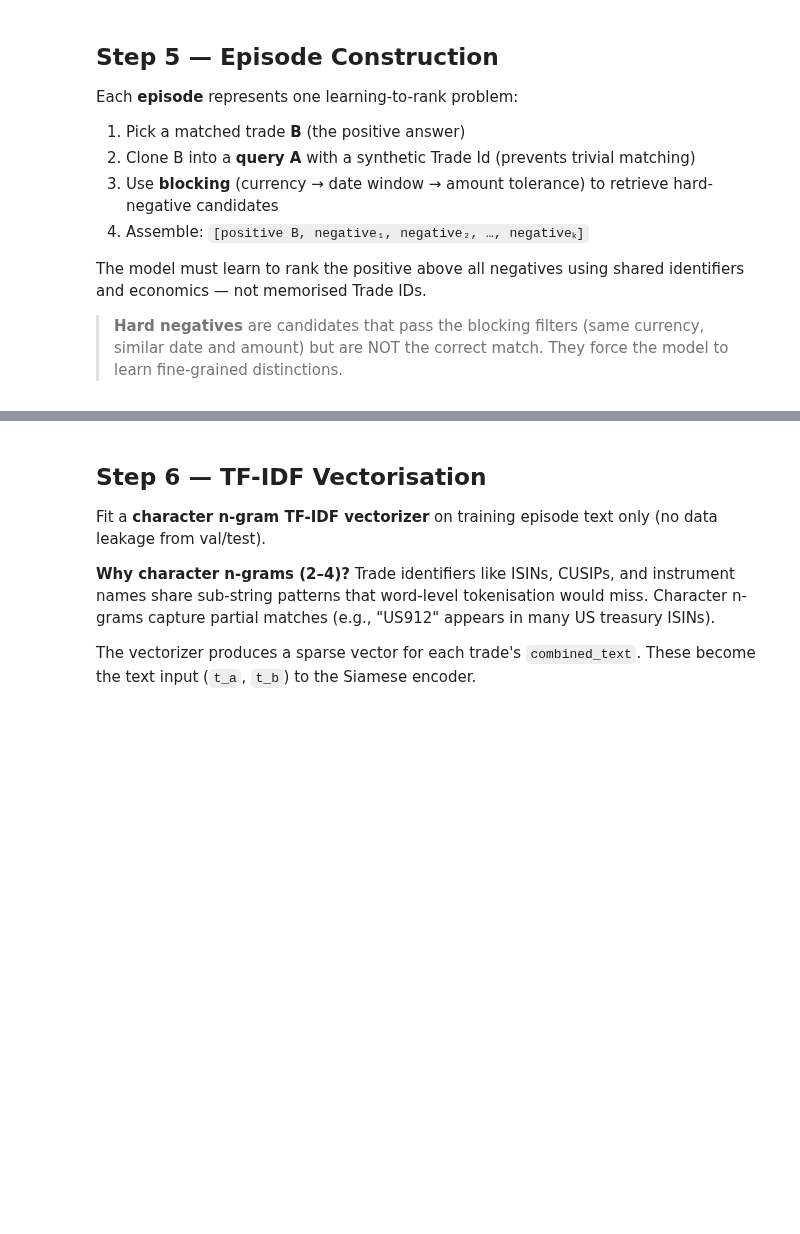
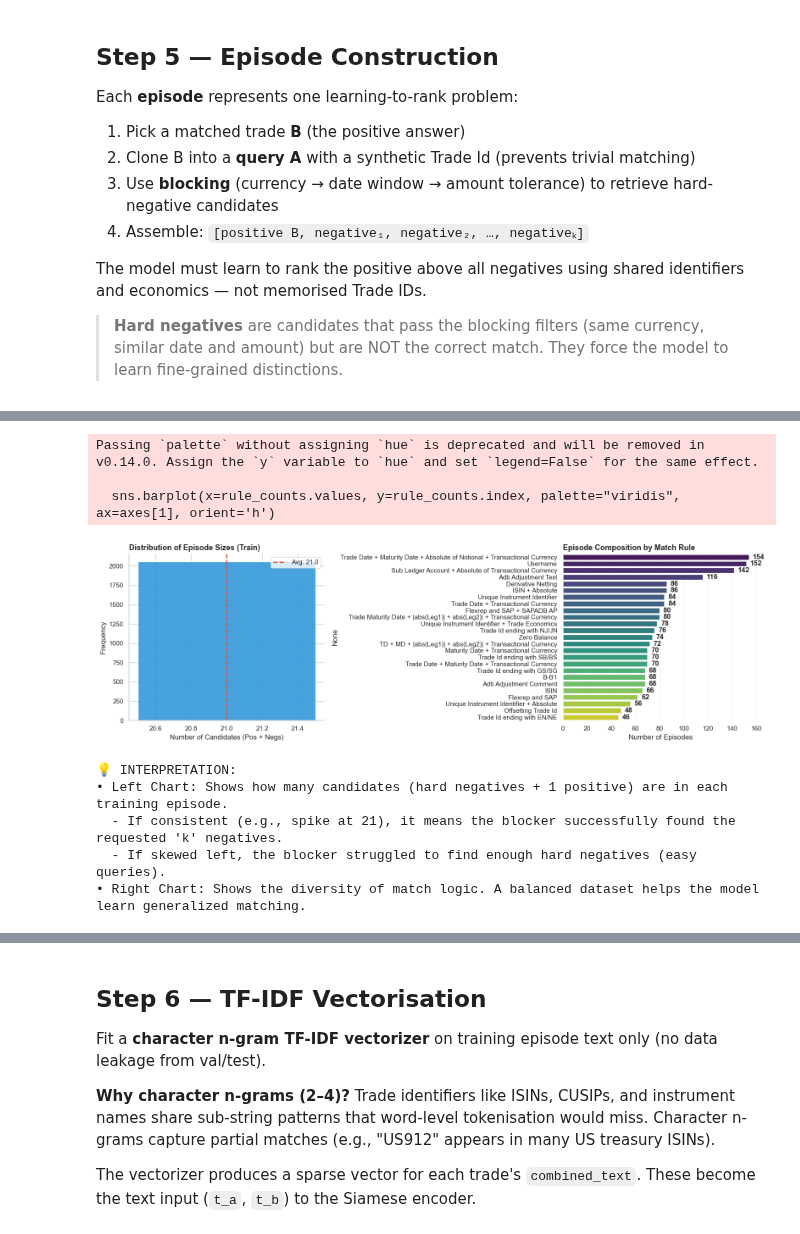
Before and after one commit to adrianvargasgarrido/Siamese_Neural_Network_Matching, a Jupyter notebook: src/model/nn_matching/notebooks/siamese_txn_matching.ipynb, the cells around one changed output, grey strips where cells are left out. Drawn from its saved outputs; the diff is of its cells as text; code cells hidden in the pictures; blank space fills up the shorter version.

```diff
--- a/src/model/nn_matching/notebooks/siamese_txn_matching.ipynb
+++ b/src/model/nn_matching/notebooks/siamese_txn_matching.ipynb
@@ -548,35 +586,56 @@ Episodes: 5
 # %%
 # Inspect: Episode structure and candidate distribution
+import seaborn as sns
+sns.set_theme(style="whitegrid", context="notebook")
+
 if episodes_train:
-    # Show one episode's structure
+    # 1. Show structure of a single episode
     ep = episodes_train[0]
-    print("=== Episode 0 Structure ===")
-    print(f"  Keys: {list(ep.keys())}")
-    print(f"  Query ID:       {ep['query_id']}")
-    print(f"  Match rule:     {ep['rule']}")
-    print(f"  Positive index: {ep['positive_index']}")
-    print(f"  Candidates:     {len(ep['candidates_df'])} rows")
-    print(f"  Candidate IDs:  {ep['candidate_ids'][:5]}{'…' if len(ep['candidate_ids']) > 5 else ''}")
+    print(f"📊 EPISODE INSPECTION (Example: Episode 0)")
+    print(f"{'─'*40}")
+    print(f"  • Query ID:       {ep['query_id']}")
+    print(f"  • Match Rule:     {ep['rule']}")
+    print(f"  • Positive Index: {ep['positive_index']} (Always 0)")
+    print(f"  • Total Items:    {len(ep['candidates_df'])} (1 Positive + {len(ep['candidates_df'])-1} Negatives)")
+    print(f"  • Candidate IDs:  {ep['candidate_ids'][:3]} ...")
 
-    # Distribution of candidates per episode
+    # 2. Visualise Distributions
     cand_counts = [len(e["candidates_df"]) for e in episodes_train]
-    fig, axes = plt.subplots(1, 2, figsize=(13, 4))
+    rule_counts = pd.Series([e["rule"] for e in episodes_train]).value_counts()
 
-    axes[0].hist(cand_counts, bins=range(min(cand_counts), max(cand_counts)+2),
-                 color="#4a90d9", edgecolor="white", alpha=0.9)
-    axes[0].axvline(np.mean(cand_counts), color="red", ls="--", label=f"mean={np.mean(cand_counts):.1f}")
-    axes[0].set_xlabel("Candidates per Episode")
-    axes[0].set_ylabel("Count")
-    axes[0].set_title("Candidate List Size Distribution (Train)")
+    fig, axes = plt.subplots(1, 2, figsize=(16, 5))
+    palette = sns.color_palette("mako")
+
+    # Left: Histogram of Candidates per Episode
+    sns.histplot(cand_counts, bins=np.arange(min(cand_counts), max(cand_counts)+2)-0.5,
+                 kde=False, color="#3498db", ax=axes[0], edgecolor="white", alpha=0.9)
+    axes[0].axvline(np.mean(cand_counts), color="#e74c3c", ls="--", lw=2,
+                    label=f"Avg: {np.mean(cand_counts):.1f}")
+
+    axes[0].set_title("Distribution of Episode Sizes (Train)", fontsize=13, fontweight='bold', loc='left')
+    axes[0].set_xlabel("Number of Candidates (Pos + Negs)")
+    axes[0].set_ylabel("Frequency")
     axes[0].legend()
+    sns.despine(ax=axes[0])
 
-    # Rule distribution in episodes
-    rule_counts = pd.Series([e["rule"] for e in episodes_train]).value_counts()
-    axes[1].barh(rule_counts.index, rule_counts.values, color="#4a90d9", edgecolor="white")
+    # Right: Episodes per Match Rule
+    sns.barplot(x=rule_counts.values, y=rule_counts.index, palette="viridis", ax=axes[1], orient='h')
+
+    # Add count labels
     for i, v in enumerate(rule_counts.values):
-        axes[1].text(v + max(rule_counts.values)*0.02, i, str(v), va="center", fontsize=10)
-    axes[1].set_xlabel("Episodes")
-    axes[1].set_title("Episodes per Match Rule (Train)")
+        axes[1].text(v + (max(rule_counts.values)*0.02), i, f"{v}", va='center', fontweight='bold')
+
+    axes[1].set_title("Episode Composition by Match Rule", fontsize=13, fontweight='bold', loc='left')
+    axes[1].set_xlabel("Number of Episodes")
+    axes[1].grid(axis='x', alpha=0.3)
+    sns.despine(ax=axes[1], left=True, bottom=True)
 
     plt.tight_layout()
     plt.show()
+
+    print("\n💡 INTERPRETATION:")
+    print("• Left Chart: Shows how many candidates (hard negatives + 1 positive) are in each training episode.")
+    print("  - If consistent (e.g., spike at 21), it means the blocker successfully found the requested 'k' negatives.")
+    print("  - If skewed left, the blocker struggled to find enough hard negatives (easy queries).")
+    print(f"• Right Chart: Shows the diversity of match logic. A balanced dataset helps the model learn generalized matching.")
+# %% [output]
@@ -582,0 +649,9 @@ if episodes_train:
+Passing `palette` without assigning `hue` is deprecated and will be removed in v0.14.0. Assign the `y` variable to `hue` and set `legend=False` for the same effect.
+
+  sns.barplot(x=rule_counts.values, y=rule_counts.index, palette="viridis", ax=axes[1], orient='h')
+[figure, added]
+💡 INTERPRETATION:
+• Left Chart: Shows how many candidates (hard negatives + 1 positive) are in each training episode.
+  - If consistent (e.g., spike at 21), it means the blocker successfully found the requested 'k' negatives.
+  - If skewed left, the blocker struggled to find enough hard negatives (easy queries).
+• Right Chart: Shows the diversity of match logic. A balanced dataset helps the model learn generalized matching.
```
Also changed, not shown: parts of 28 cells of this notebook, 7 other files.
